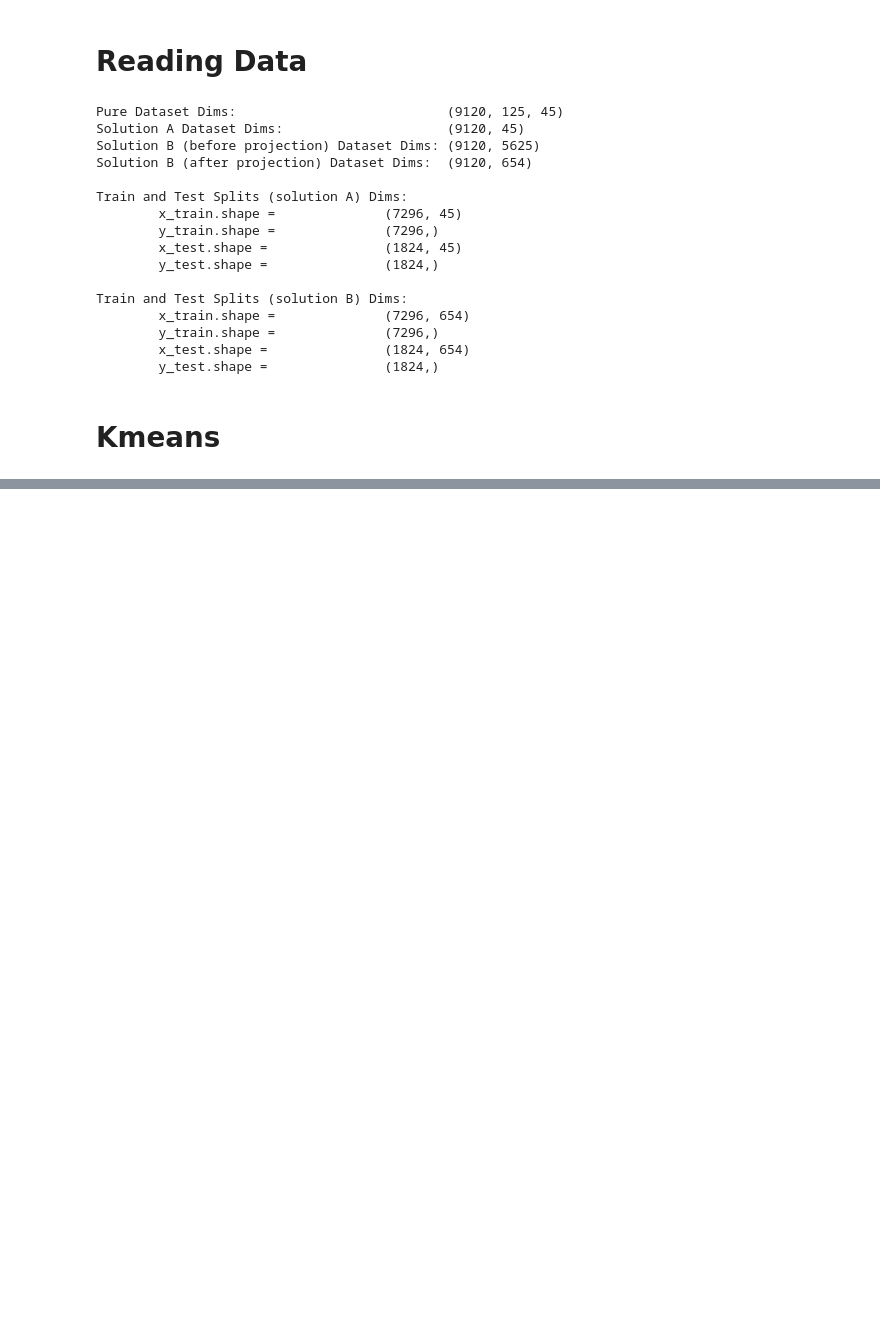
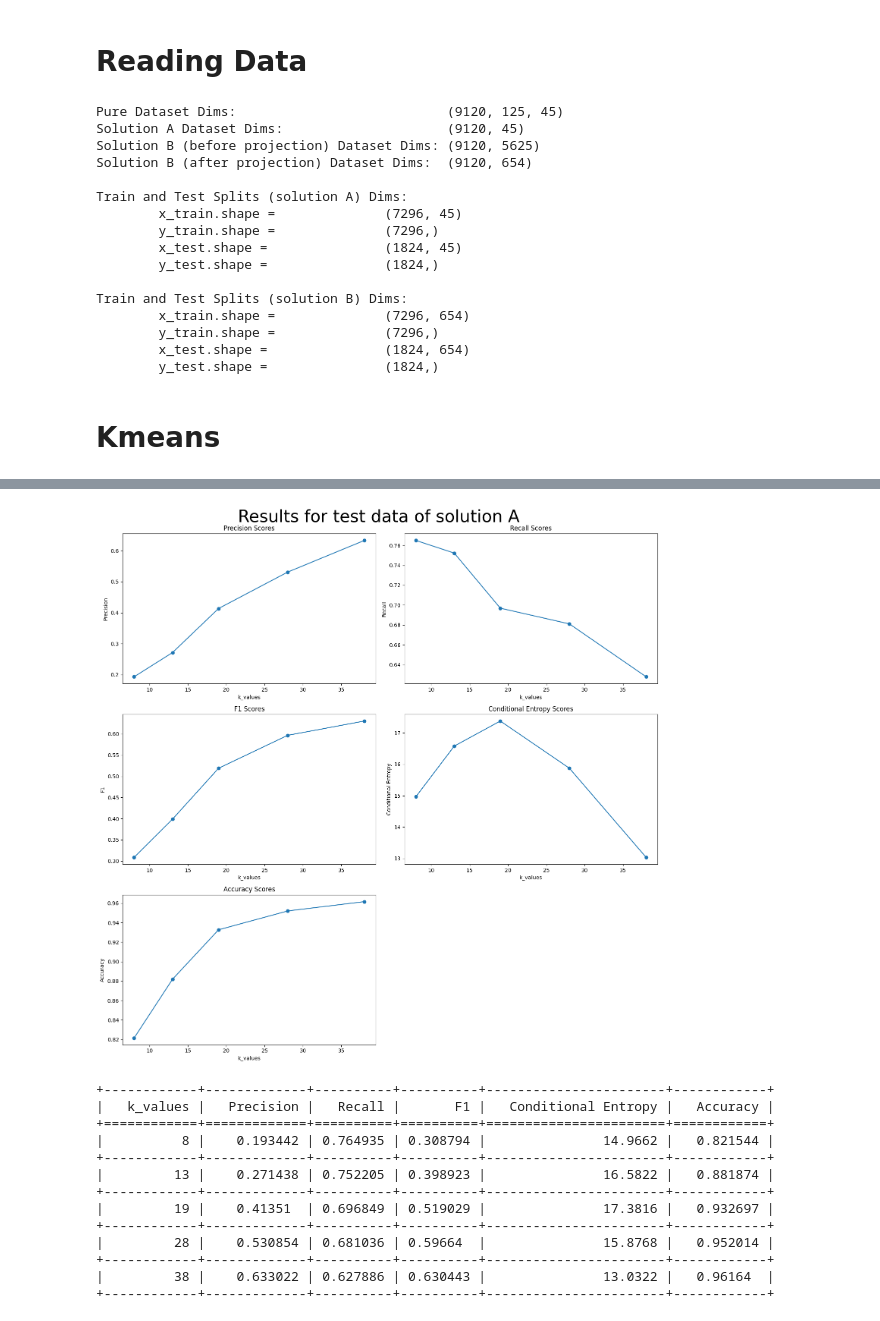
Before and after one commit to GeorgeBeshay/pr-lab02-activities-clustering, a Jupyter notebook: src/main.ipynb, the cells around one changed output, grey strips where cells are left out. Cells and saved outputs as stored; diff of their text form; code cells hidden in the pictures; blank space fills up the shorter version.

```diff
--- a/src/main.ipynb
+++ b/src/main.ipynb
@@ -108 +108,23 @@ plotter_solution_a.tabulate_scores()
 +------------+-------------+----------+----------+-----------------------+------------+
+# %%
+# Solution A - test
+plotter_solution_a_test = Plotter(k_values, solution_a_results_test[:, 0], solution_a_results_test[:, 1],
+                                   solution_a_results_test[:, 2], solution_a_results_test[:, 3],
+                                   solution_a_results_test[:, 4], 'Results for test data of solution A')
+plotter_solution_a_test.plot_scores()
+plotter_solution_a_test.tabulate_scores()
+# %% [output]
+[figure, added]
++------------+-------------+----------+----------+-----------------------+------------+
+|   k_values |   Precision |   Recall |       F1 |   Conditional Entropy |   Accuracy |
++============+=============+==========+==========+=======================+============+
+|          8 |    0.193442 | 0.764935 | 0.308794 |               14.9662 |   0.821544 |
++------------+-------------+----------+----------+-----------------------+------------+
+|         13 |    0.271438 | 0.752205 | 0.398923 |               16.5822 |   0.881874 |
++------------+-------------+----------+----------+-----------------------+------------+
+|         19 |    0.41351  | 0.696849 | 0.519029 |               17.3816 |   0.932697 |
++------------+-------------+----------+----------+-----------------------+------------+
+|         28 |    0.530854 | 0.681036 | 0.59664  |               15.8768 |   0.952014 |
++------------+-------------+----------+----------+-----------------------+------------+
+|         38 |    0.633022 | 0.627886 | 0.630443 |               13.0322 |   0.96164  |
++------------+-------------+----------+----------+-----------------------+------------+
```
Also changed, not shown: parts of 8 cells of this notebook, 1 other file.
